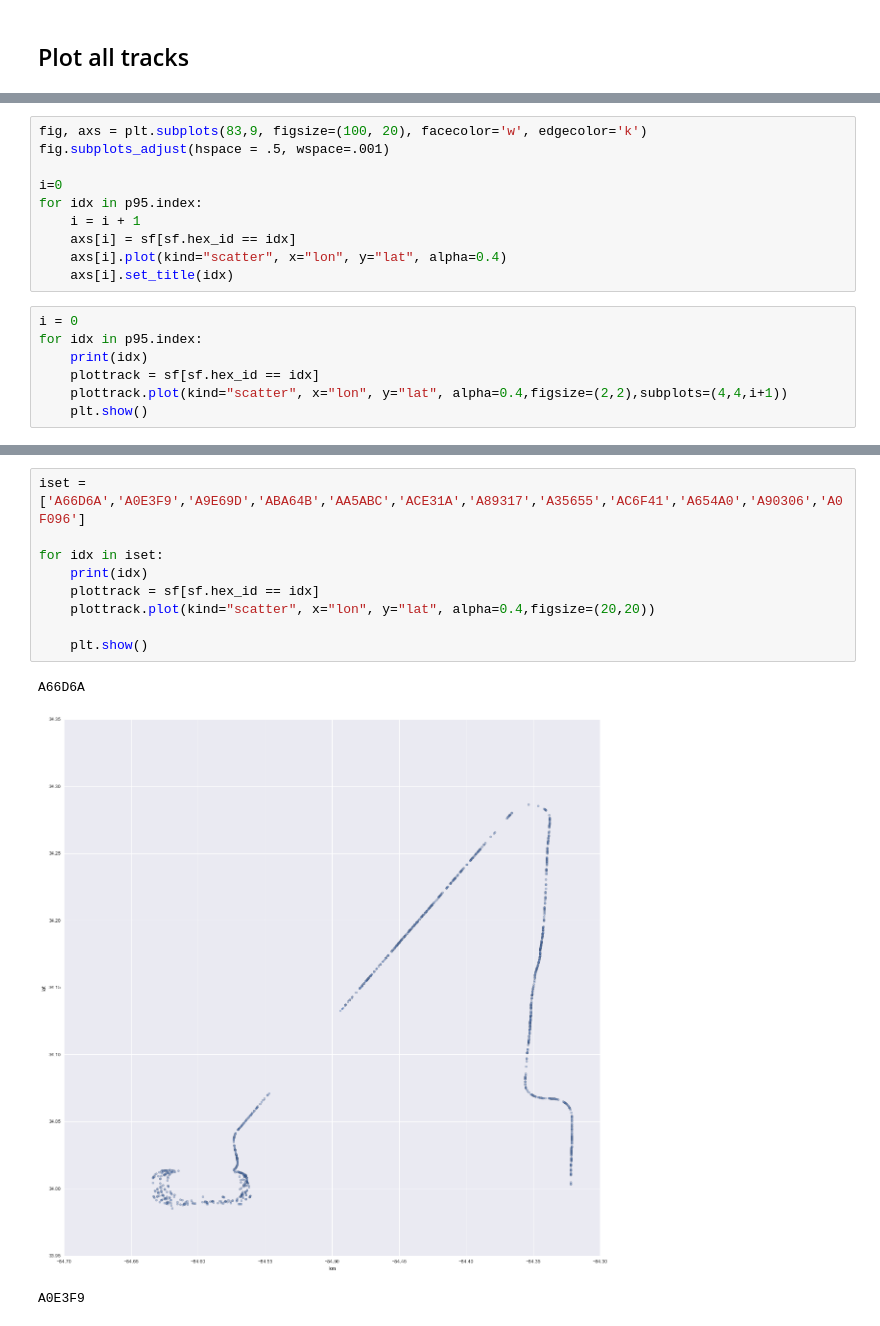
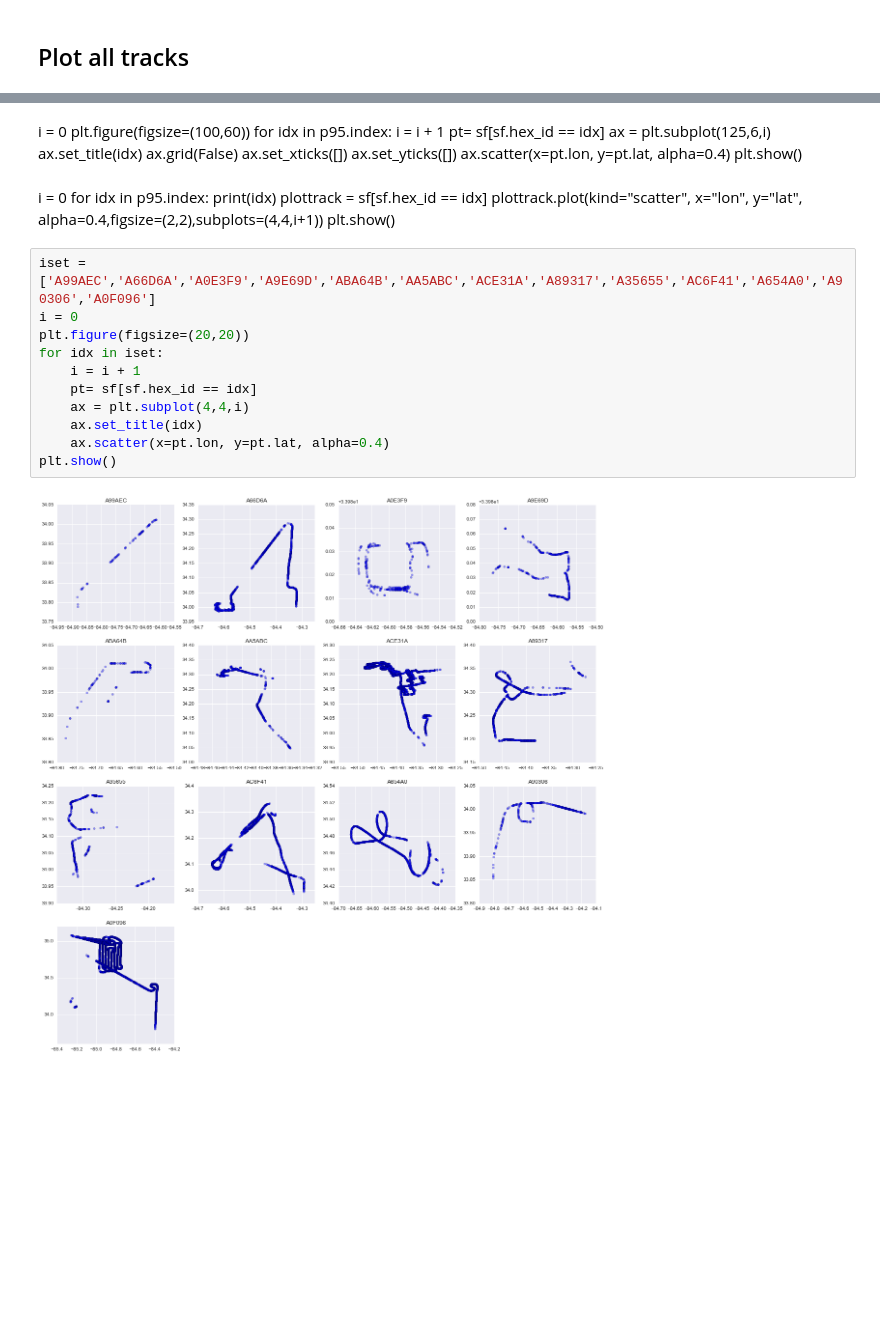
Before and after one commit to scoyote/analyze1090, a Jupyter notebook: Analyze Dump1090 History.ipynb, the cells around one changed output, grey strips where cells are left out. Cells and saved outputs as stored; diff of their text form; blank space fills up the shorter version.

```diff
--- a/Analyze Dump1090 History.ipynb
+++ b/Analyze Dump1090 History.ipynb
@@ -194,17 +193,0 @@ p95.count()/9
-# %%
-fig, axs = plt.subplots(83,9, figsize=(100, 20), facecolor='w', edgecolor='k')
-fig.subplots_adjust(hspace = .5, wspace=.001)
-
-i=0
-for idx in p95.index:
-    i = i + 1
-    axs[i] = sf[sf.hex_id == idx]
-    axs[i].plot(kind="scatter", x="lon", y="lat", alpha=0.4)
-    axs[i].set_title(idx)
-# %%
-i = 0
-for idx in p95.index:
-    print(idx)
-    plottrack = sf[sf.hex_id == idx]
-    plottrack.plot(kind="scatter", x="lon", y="lat", alpha=0.4,figsize=(2,2),subplots=(4,4,i+1))
-    plt.show()
@@ -214,13 +194,33 @@ AttributeError: 'DataFrame' object has no attribute 'subplot'
+# %% [markdown]
+i = 0
+plt.figure(figsize=(100,60))
+for idx in p95.index:
+    i = i + 1
+    pt= sf[sf.hex_id == idx]
+    ax = plt.subplot(125,6,i)
+    ax.set_title(idx)
+    ax.grid(False)
+    ax.set_xticks([])
+    ax.set_yticks([])
+    ax.scatter(x=pt.lon, y=pt.lat, alpha=0.4)
+plt.show()
+# %% [markdown]
+i = 0
+for idx in p95.index:
+    print(idx)
+    plottrack = sf[sf.hex_id == idx]
+    plottrack.plot(kind="scatter", x="lon", y="lat", alpha=0.4,figsize=(2,2),subplots=(4,4,i+1))
+    plt.show()
 # %%
-iset = ['A66D6A','A0E3F9','A9E69D','ABA64B','AA5ABC','ACE31A','A89317','A35655','AC6F41','A654A0','A90306','A0F096']
-
+iset = ['A99AEC','A66D6A','A0E3F9','A9E69D','ABA64B','AA5ABC','ACE31A','A89317','A35655','AC6F41','A654A0','A90306','A0F096']
+i = 0
+plt.figure(figsize=(20,20))
 for idx in iset:
-    print(idx)
-    plottrack = sf[sf.hex_id == idx]
-    plottrack.plot(kind="scatter", x="lon", y="lat", alpha=0.4,figsize=(20,20))
-
-    plt.show()
+    i = i + 1
+    pt= sf[sf.hex_id == idx]
+    ax = plt.subplot(4,4,i)
+    ax.set_title(idx)
+    ax.scatter(x=pt.lon, y=pt.lat, alpha=0.4)
+plt.show()
 # %% [output]
-A66D6A
-[figure, old version]
+[figure, new version]
-A0E3F9
```
Also changed, not shown: parts of 14 cells of this notebook.
